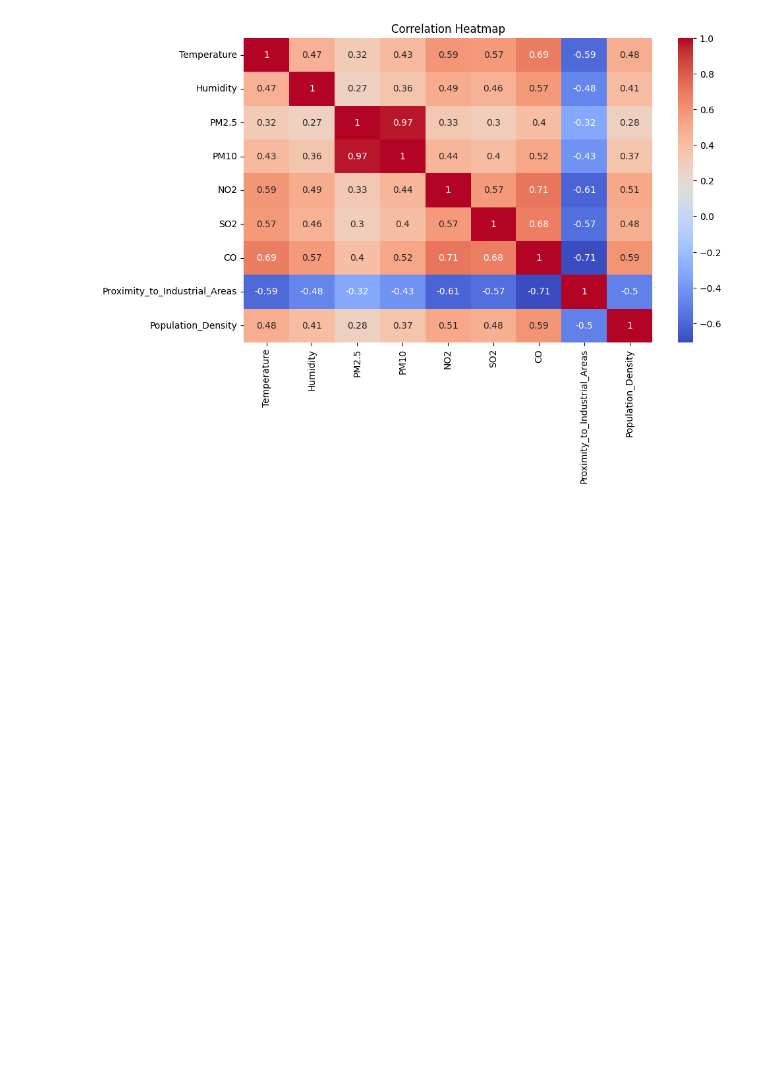
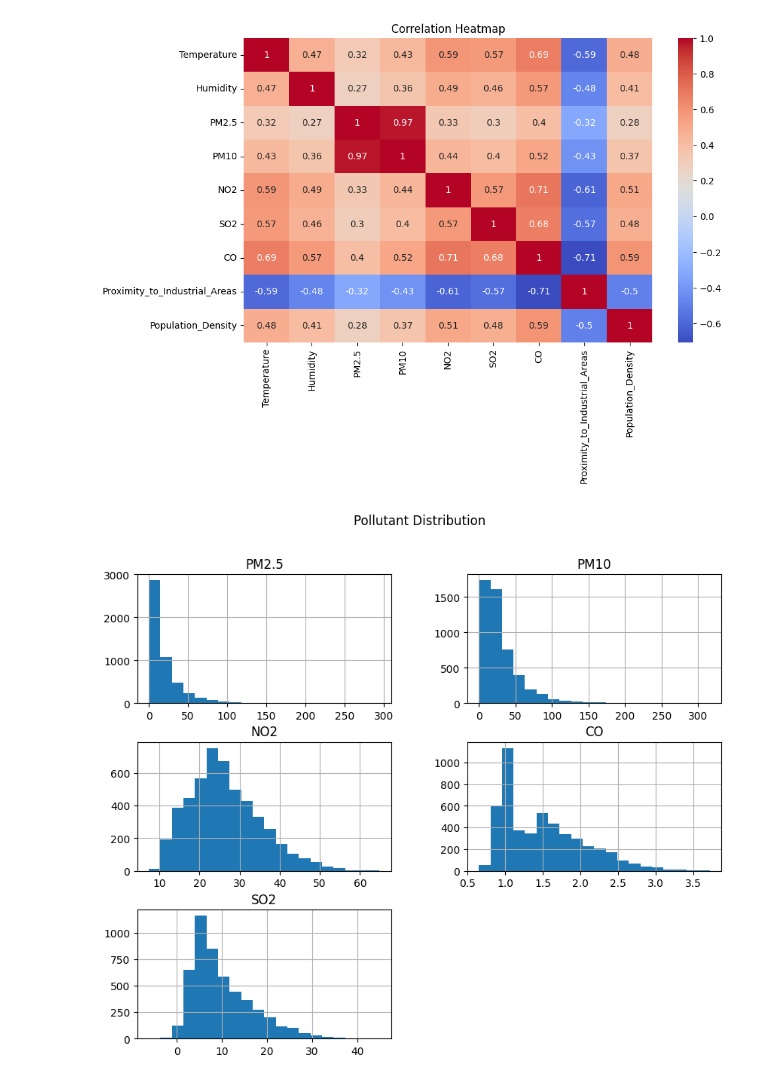
Before and after one commit to kriti123680/Air-Pollution-Analysis, a Jupyter notebook: notebook/pollution_analysis.ipynb, the cells around one changed output. Saved outputs shown, nothing was run; the diff lists cells and outputs as text; code cells hidden in the pictures; blank space fills up the shorter version.

```diff
--- a/notebook/pollution_analysis.ipynb
+++ b/notebook/pollution_analysis.ipynb
@@ -133,3 +138,9 @@ plt.title("Correlation Heatmap")
 plt.show()
 # %% [output]
 [figure]
+# %%
+df[["PM2.5", "PM10", "NO2","CO","SO2"]].hist(bins=20, figsize=(10,8))
+plt.suptitle("Pollutant Distribution")
+plt.show()
+# %% [output]
+[figure, added]
```
Also changed, not shown: parts of 3 cells of this notebook, 1 other file.
